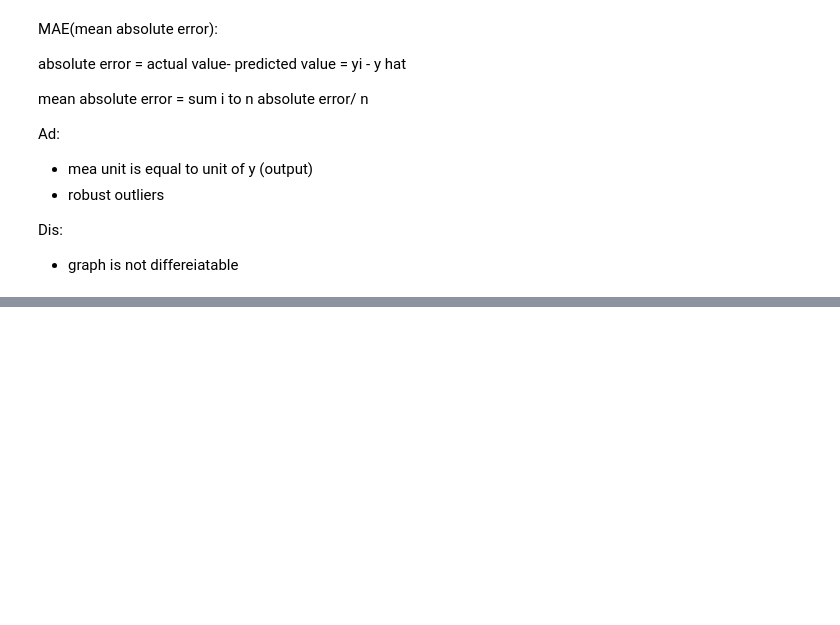
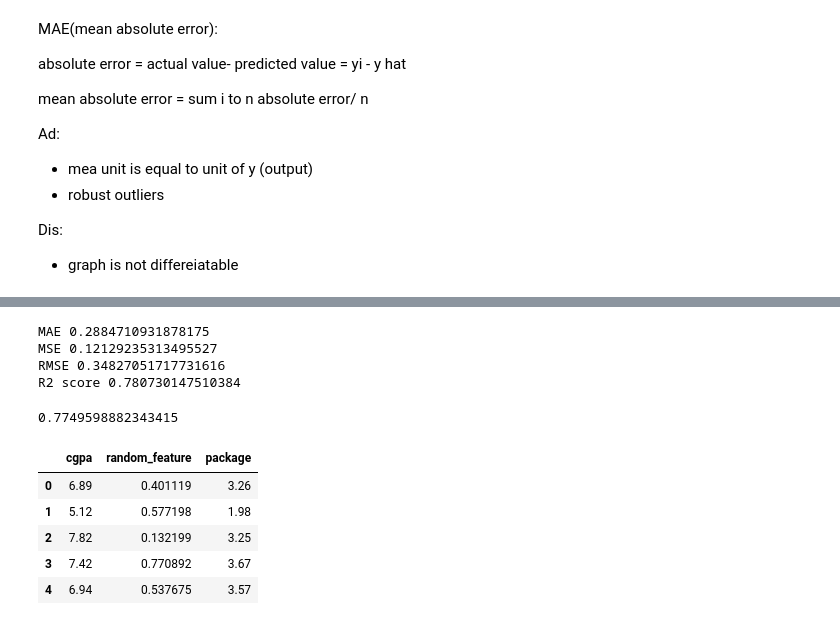
Before and after one commit to Avit-hodibu/Regression, a Jupyter notebook: Regression.ipynb, the cells around one changed output, grey strips where cells are left out. Cells and saved outputs as stored; diff of their text form; code cells hidden in the pictures; blank space fills up the shorter version.

```diff
--- a/Regression.ipynb
+++ b/Regression.ipynb
@@ -261,0 +387,29 @@ Dis:
+# %%
+print("MAE", mean_absolute_error(y_test,y_pred))
+print("MSE", mean_squared_error(y_test,y_pred))
+print("RMSE", np.sqrt(mean_squared_error(y_test,y_pred)))
+print("R2 score", r2_score(y_test,y_pred))
+# %% [output]
+MAE 0.2884710931878175
+MSE 0.12129235313495527
+RMSE 0.34827051717731616
+R2 score 0.780730147510384
+# %%
+#adj R2 score
+r2 = r2_score(y_test,y_pred)
+1- ((1-r2)*(len(y_test)-1)/(len(y_test)-X_test.shape[1]-1))
+# %% [output]
+0.7749598882343415
+# %%
+# irrelevent
+new_df1 = df.copy()
+new_df1['random_feature'] = np.random.random(200)
+new_df1 = new_df1[['cgpa','random_feature','package']]
+new_df1.head()
+# %% [output]
+|  | cgpa | random_feature | package |
+| 0 | 6.89 | 0.401119 | 3.26 |
+| 1 | 5.12 | 0.577198 | 1.98 |
+| 2 | 7.82 | 0.132199 | 3.25 |
+| 3 | 7.42 | 0.770892 | 3.67 |
+| 4 | 6.94 | 0.537675 | 3.57 |
```
Also changed, not shown: parts of 18 cells of this notebook.
